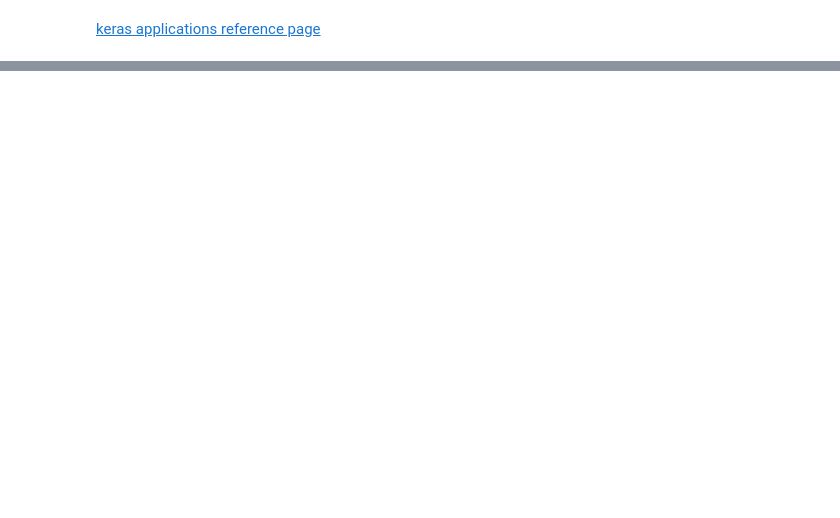
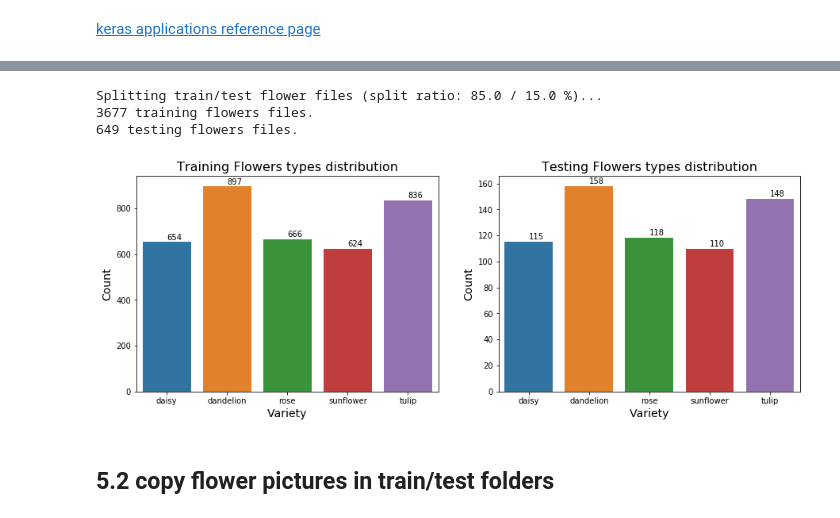
Before and after one commit to remi-ang/Udacity_MLND, a Jupyter notebook: capstone-project/Flowers Recognition.ipynb, the cells around one changed output, grey strips where cells are left out. Cells and saved outputs as stored; diff of their text form; code cells hidden in the pictures; blank space fills up the shorter version.

```diff
--- a/capstone-project/Flowers Recognition.ipynb
+++ b/capstone-project/Flowers Recognition.ipynb
@@ -172,0 +195,26 @@ array([[ 0.,  0.,  0.,  0.,  1.],
+# %%
+from sklearn.model_selection import train_test_split
+
+test_size = .15
+
+print("Splitting train/test flower files (split ratio: {} / {} %)...".format((1-test_size) * 100, test_size * 100))
+flowers_files_train, flowers_files_test, flowers_targets_train, flowers_targets_test = train_test_split(
+    flowers_files, flowers_targets,
+    test_size = test_size,
+    stratify=flowers_targets,
+    random_state=random_seed)
+
+print("{} training flowers files.".format(flowers_files_train.shape[0]))
+print("{} testing flowers files.".format(flowers_files_test.shape[0]))
+# %% [output]
+Splitting train/test flower files (split ratio: 85.0 / 15.0 %)...
+3677 training flowers files.
+649 testing flowers files.
+# %%
+flowersDistBarplot([flowers_targets_train,flowers_targets_test],
+                   flowers_target_names,
+                   ["Training Flowers types distribution", "Testing Flowers types distribution"])
+# %% [output]
+[figure, added]
+# %% [markdown]
+## 5.2  copy flower pictures in train/test folders
```
Also changed, not shown: parts of 27 cells of this notebook, 2 other files.
